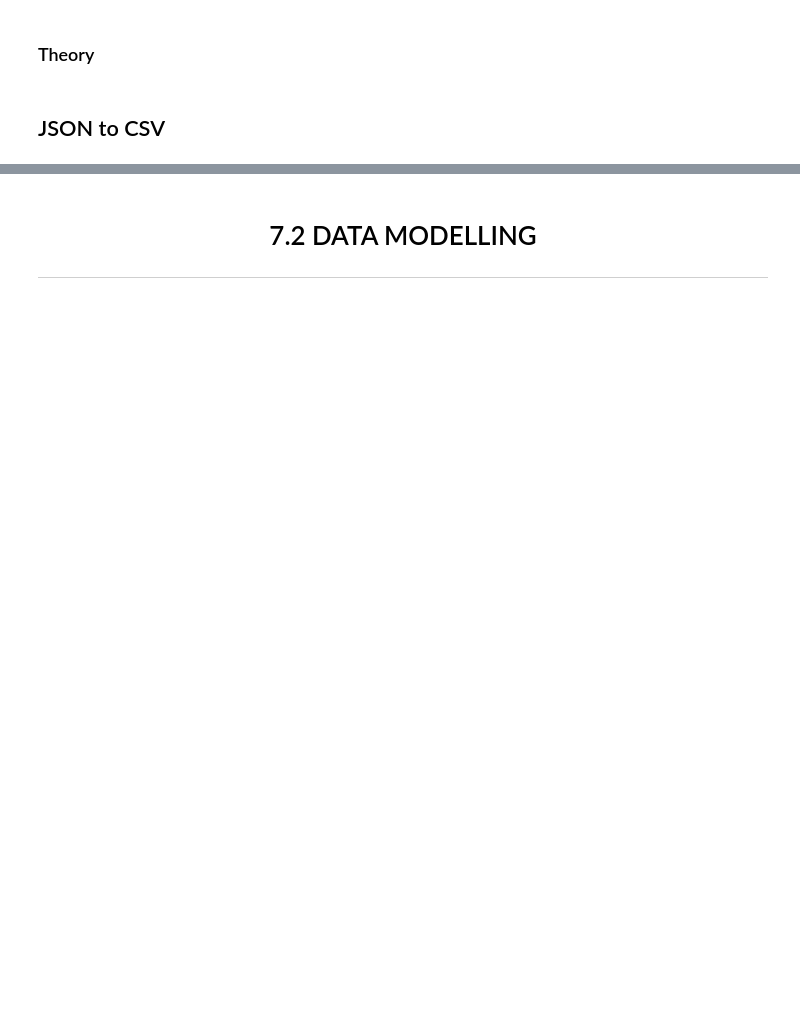
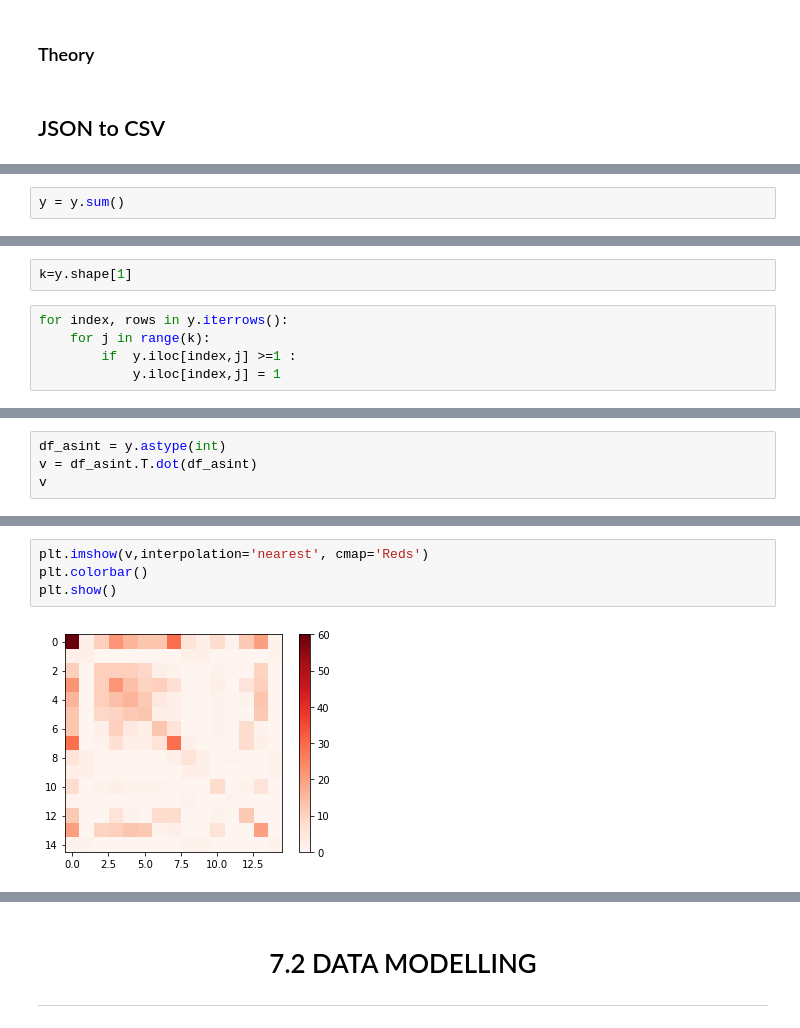
Before and after one commit to vyster/Data-Taxonomy-GraphDB-, a Jupyter notebook: Data Taxonomy [GraphDB].ipynb, the cells around one changed output, grey strips where cells are left out. Saved outputs shown, nothing was run; the diff lists cells and outputs as text; blank space fills up the shorter version.

```diff
--- a/Data Taxonomy [GraphDB].ipynb
+++ b/Data Taxonomy [GraphDB].ipynb
@@ -263,0 +543,2 @@ Average degree:   1.5000
+# %%
+y = y.sum()
@@ -263,0 +565,7 @@ Average degree:   1.5000
+# %%
+k=y.shape[1]
+# %%
+for index, rows in y.iterrows():
+    for j in range(k):
+        if  y.iloc[index,j] >=1 :
+            y.iloc[index,j] = 1
@@ -263,0 +592,4 @@ Average degree:   1.5000
+# %%
+df_asint = y.astype(int)
+v = df_asint.T.dot(df_asint)
+v
@@ -263,0 +620,6 @@ Average degree:   1.5000
+# %%
+plt.imshow(v,interpolation='nearest', cmap='Reds')
+plt.colorbar()
+plt.show()
+# %% [output]
+[figure, added]
```
Also changed, not shown: parts of 90 cells of this notebook, 1 other file.
